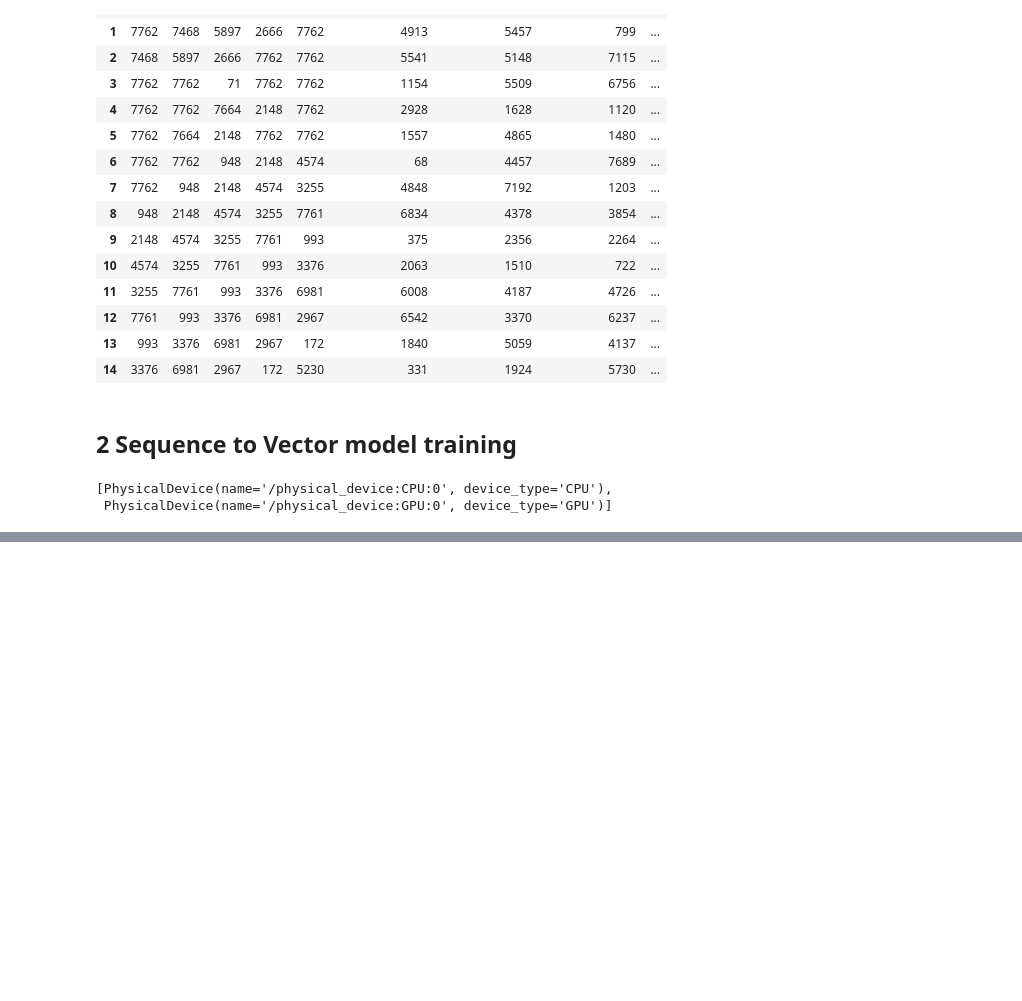
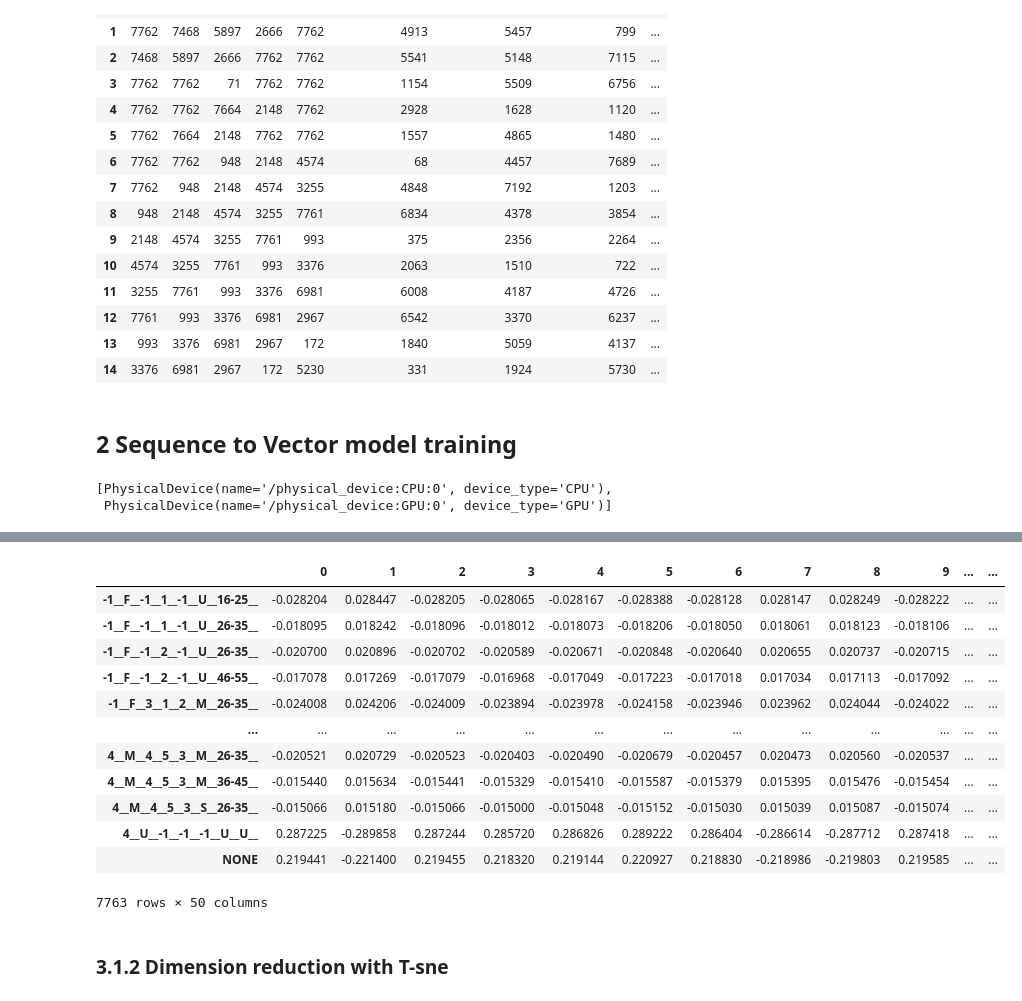
Before and after one commit to PosterStevens/20Spring, a Jupyter notebook: main.ipynb, the cells around one changed output, grey strips where cells are left out. Saved outputs shown, nothing was run; the diff lists cells and outputs as text; code cells hidden in the pictures; blank space fills up the shorter version.

```diff
--- a/main.ipynb
+++ b/main.ipynb
@@ -222,10 +222,12 @@ tf.config.list_physical_devices()
 # %%
 # load n gram data
 # convert n-gram data into training data
+label_encoder = joblib.load("./models/5_gram_user_label_encoder.pk")
 
 user_5_gram = pd.read_csv('./data/user_5_gram_for_word2vec.csv', index_col=None)
 user_5_gram.head()
 
+# split data into center, context and negative according to API
 x_center = np.array(user_5_gram['2']).reshape(-1,1)
 x_context = np.array(user_5_gram[['0', '1', '3', '4']])
 x_negative = np.array(user_5_gram.iloc[:, -NUM_NEGATIVE:])
@@ -276,0 +301,18 @@ array([[-0.02591123,  0.0259866 ,  0.02584474, -0.02598821,  0.02589874,
+# %%
+user_vectors
+# %% [output]
+|  | 0 | 1 | 2 | 3 | 4 | 5 | 6 | 7 | 8 | 9 | ... | ... |
+| -1__F__-1__1__-1__U__16-25__ | -0.028204 | 0.028447 | -0.028205 | -0.028065 | -0.028167 | -0.028388 | -0.028128 | 0.028147 | 0.028249 | -0.028222 | ... | ... |
+| -1__F__-1__1__-1__U__26-35__ | -0.018095 | 0.018242 | -0.018096 | -0.018012 | -0.018073 | -0.018206 | -0.018050 | 0.018061 | 0.018123 | -0.018106 | ... | ... |
+| -1__F__-1__2__-1__U__26-35__ | -0.020700 | 0.020896 | -0.020702 | -0.020589 | -0.020671 | -0.020848 | -0.020640 | 0.020655 | 0.020737 | -0.020715 | ... | ... |
+| -1__F__-1__2__-1__U__46-55__ | -0.017078 | 0.017269 | -0.017079 | -0.016968 | -0.017049 | -0.017223 | -0.017018 | 0.017034 | 0.017113 | -0.017092 | ... | ... |
+| -1__F__3__1__2__M__26-35__ | -0.024008 | 0.024206 | -0.024009 | -0.023894 | -0.023978 | -0.024158 | -0.023946 | 0.023962 | 0.024044 | -0.024022 | ... | ... |
+| ... | ... | ... | ... | ... | ... | ... | ... | ... | ... | ... | ... | ... |
+| 4__M__4__5__3__M__26-35__ | -0.020521 | 0.020729 | -0.020523 | -0.020403 | -0.020490 | -0.020679 | -0.020457 | 0.020473 | 0.020560 | -0.020537 | ... | ... |
+| 4__M__4__5__3__M__36-45__ | -0.015440 | 0.015634 | -0.015441 | -0.015329 | -0.015410 | -0.015587 | -0.015379 | 0.015395 | 0.015476 | -0.015454 | ... | ... |
+| 4__M__4__5__3__S__26-35__ | -0.015066 | 0.015180 | -0.015066 | -0.015000 | -0.015048 | -0.015152 | -0.015030 | 0.015039 | 0.015087 | -0.015074 | ... | ... |
+| 4__U__-1__-1__-1__U__U__ | 0.287225 | -0.289858 | 0.287244 | 0.285720 | 0.286826 | 0.289222 | 0.286404 | -0.286614 | -0.287712 | 0.287418 | ... | ... |
+| NONE | 0.219441 | -0.221400 | 0.219455 | 0.218320 | 0.219144 | 0.220927 | 0.218830 | -0.218986 | -0.219803 | 0.219585 | ... | ... |
+7763 rows × 50 columns
+# %% [markdown]
+### 3.1.2 Dimension reduction with T-sne
```
Also changed, not shown: parts of 15 cells of this notebook.
